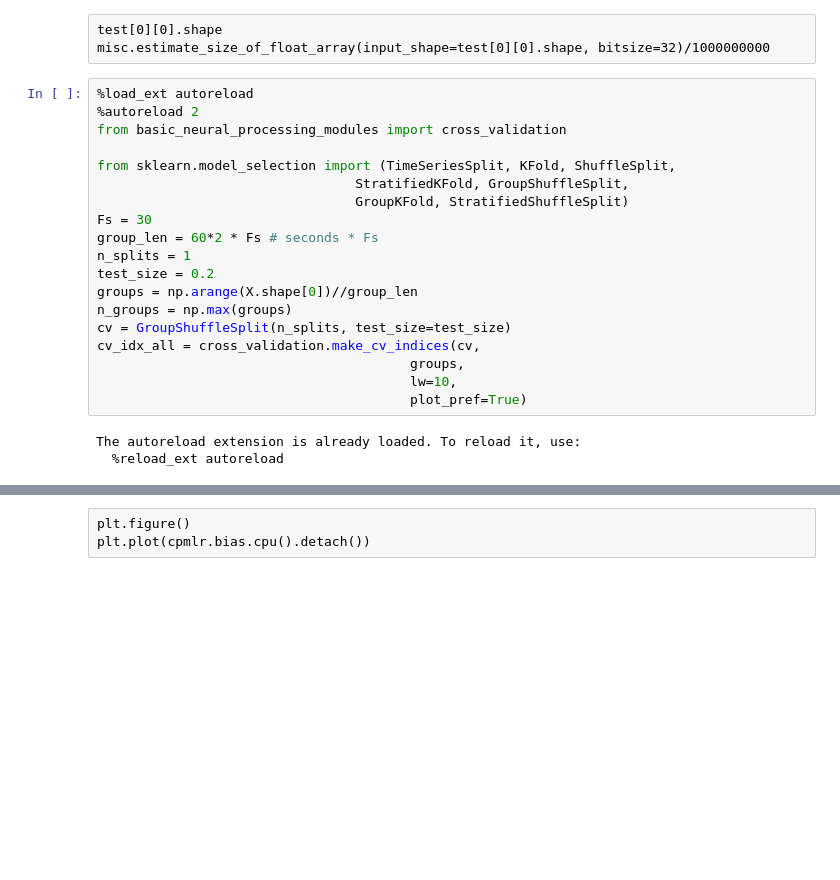
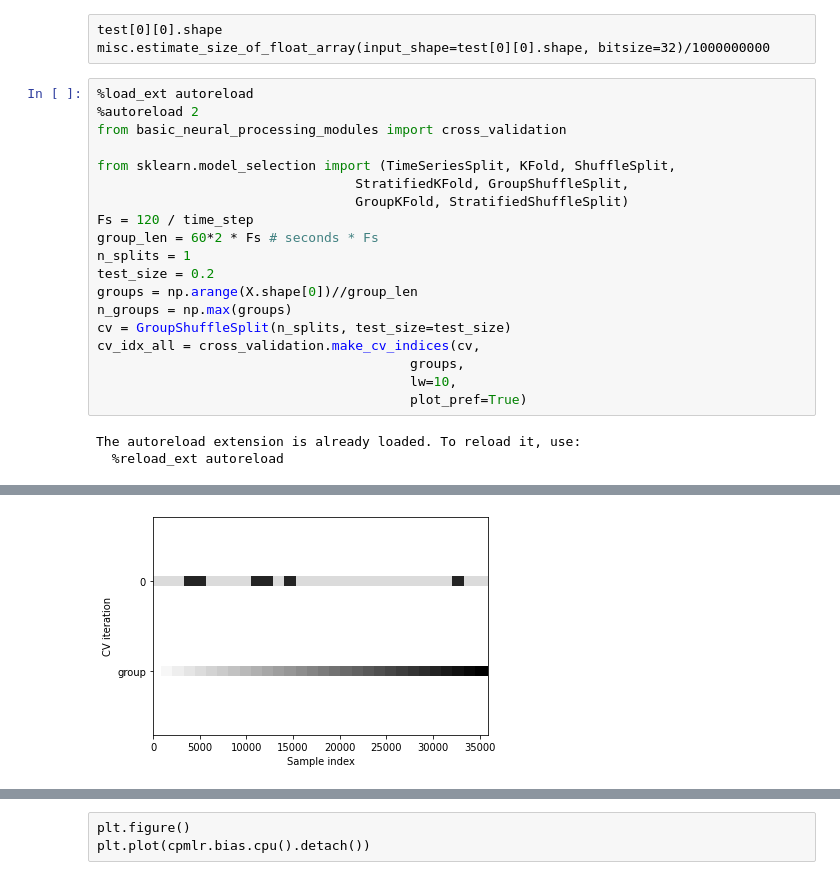
Before and after one commit to kimerein/tensor_regression, a Jupyter notebook: demo_spectral_tensor_regression.ipynb, the cells around one changed output, grey strips where cells are left out. Cells and saved outputs as stored; diff of their text form; blank space fills up the shorter version.

```diff
--- a/demo_spectral_tensor_regression.ipynb
+++ b/demo_spectral_tensor_regression.ipynb
@@ -272,7 +340,7 @@ from basic_neural_processing_modules import cross_validation
 from sklearn.model_selection import (TimeSeriesSplit, KFold, ShuffleSplit,
                                  StratifiedKFold, GroupShuffleSplit,
                                  GroupKFold, StratifiedShuffleSplit)
-Fs = 30
+Fs = 120 / time_step
 group_len = 60*2 * Fs # seconds * Fs
 n_splits = 1
 test_size = 0.2
@@ -291,3 +357,4 @@ The autoreload extension is already loaded. To reload it, use:
+[figure, added]
 # %%
 %matplotlib inline
 import torch
```
Also changed, not shown: parts of 44 cells of this notebook, 2 other files.
